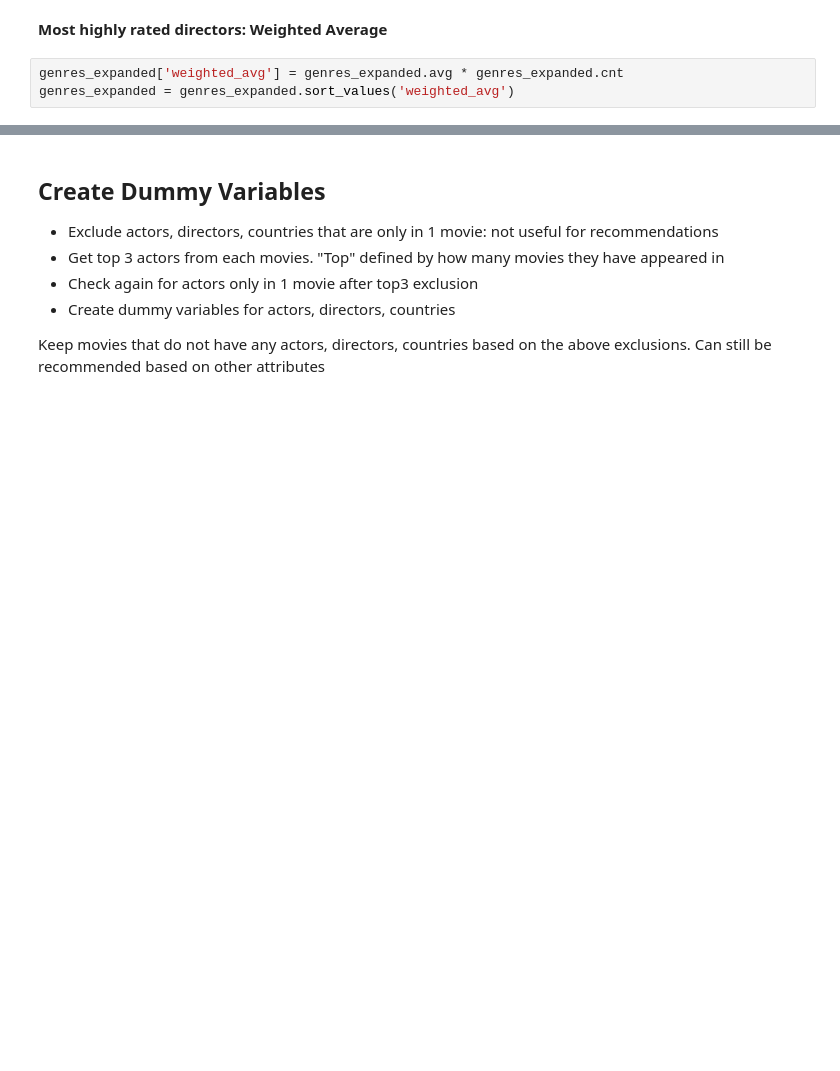
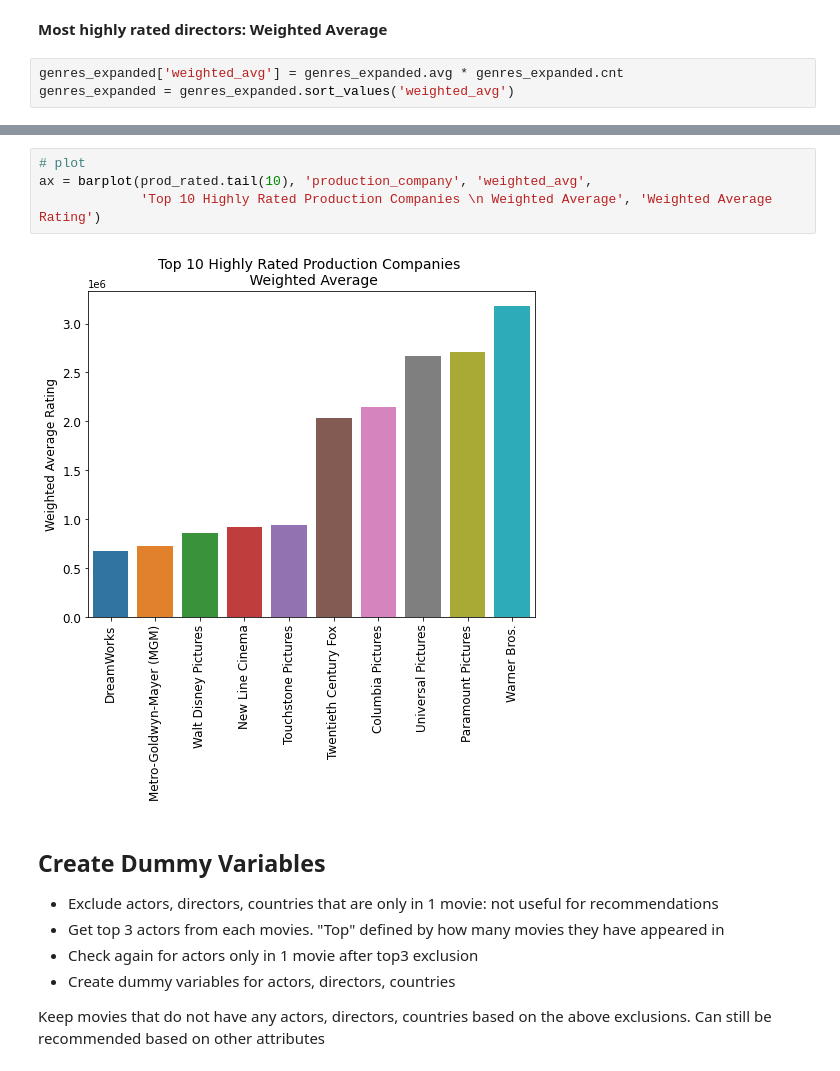
Before and after one commit to GovindBhala/DS5500-Movie-Recommendation-System, a Jupyter notebook: recommendation data exploration.ipynb, the cells around one changed output, grey strips where cells are left out. Drawn from its saved outputs; the diff is of its cells as text; blank space fills up the shorter version.

```diff
--- a/recommendation data exploration.ipynb
+++ b/recommendation data exploration.ipynb
@@ -649,3 +723,9 @@ ax = barplot(genres_expanded.tail(10), 'genre', 'weighted_avg',
+# %%
+# plot
+ax = barplot(prod_rated.tail(10), 'production_company', 'weighted_avg',
+             'Top 10 Highly Rated Production Companies \n Weighted Average', 'Weighted Average Rating')
+# %% [output]
+[figure, added]
 # %% [markdown]
 ## Create Dummy Variables
 - Exclude actors, directors, countries that are only in 1 movie: not useful for recommendations
```
Also changed, not shown: parts of 26 cells of this notebook, 8 other files.
